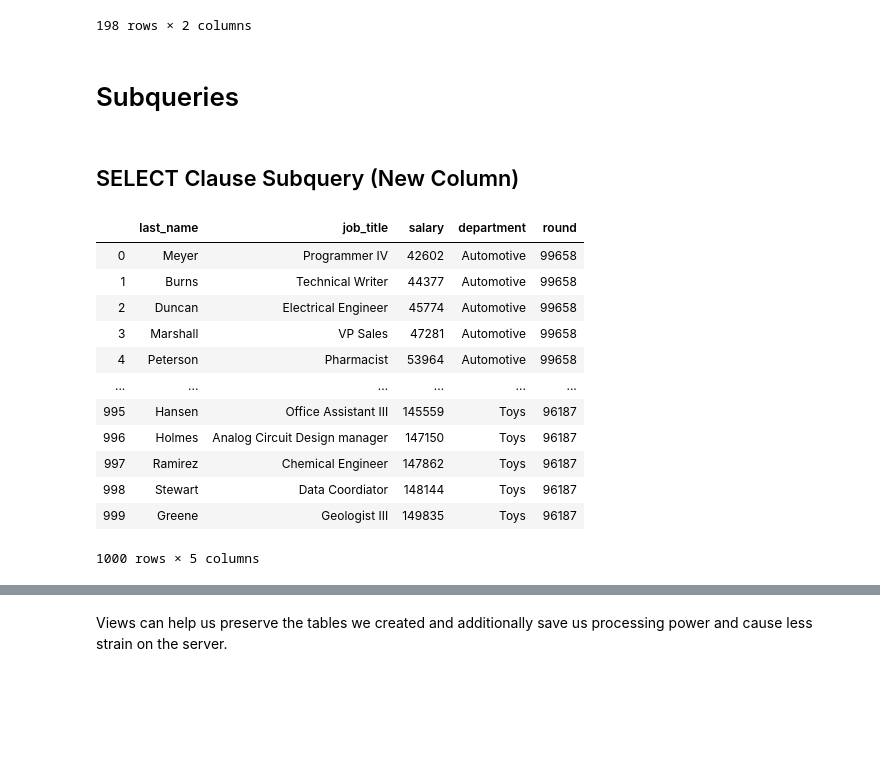
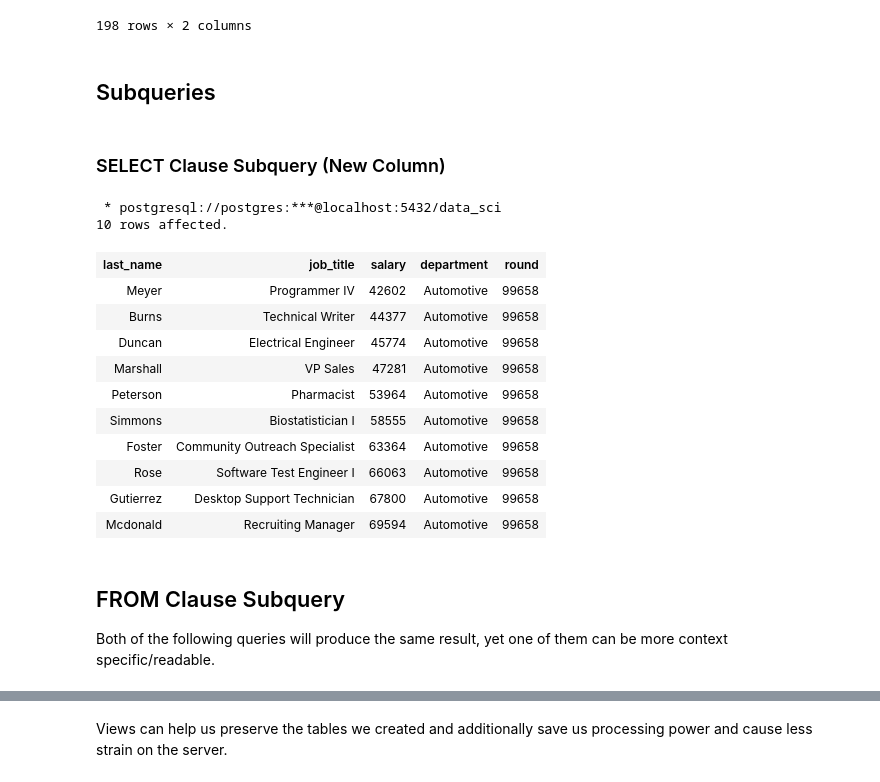
Before and after one commit to yasharmansouri/SQL-for-Data-Science, a Jupyter notebook: sql_for_data_science.ipynb, the cells around one changed output, grey strips where cells are left out. Cells and saved outputs as stored; diff of their text form; code cells hidden in the pictures; blank space fills up the shorter version.

```diff
--- a/sql_for_data_science.ipynb
+++ b/sql_for_data_science.ipynb
@@ -612,34 +713,36 @@ pd.DataFrame(cur.fetchall(), columns=cols)
 | 197 | Web Developer III | III |
 198 rows × 2 columns
 # %% [markdown]
-# Subqueries
+## Subqueries
 # %% [markdown]
-## SELECT Clause Subquery (New Column)
+### SELECT Clause Subquery (New Column)
 # %%
-#getting the per department average for each employee( •_•)>⌐■-■
-cmd = """SELECT
-         s1.last_name,
-         s1.job_title,
-         s1.salary,
-         s1.department,
-         (SELECT ROUND(AVG(SALARY)) FROM staff s2 WHERE s2.department =                s1.department)
-         FROM staff s1
-         ORDER BY s1.department, s1.salary
-      """
-cur.execute(cmd)
-cols = [x[0] for x in cur.description]
-pd.DataFrame(cur.fetchall(), columns=cols)
+%%sql
+-- #getting the per department average for each employee( •_•)>⌐■-■
+SELECT
+    s1.last_name,
+    s1.job_title,
+    s1.salary,
+    s1.department,
+    (SELECT ROUND(AVG(SALARY)) FROM staff s2 WHERE s2.department = s1.department)
+        FROM staff s1
+        ORDER BY s1.department, s1.salary
+        LIMIT 10;
 # %% [output]
+ * postgresql://postgres:***@localhost:5432/data_sci
+10 rows affected.
-|  | last_name | job_title | salary | department | round |
-| 0 | Meyer | Programmer IV | 42602 | Automotive | 99658 |
-| 1 | Burns | Technical Writer | 44377 | Automotive | 99658 |
-| 2 | Duncan | Electrical Engineer | 45774 | Automotive | 99658 |
-| 3 | Marshall | VP Sales | 47281 | Automotive | 99658 |
-| 4 | Peterson | Pharmacist | 53964 | Automotive | 99658 |
-| ... | ... | ... | ... | ... | ... |
-| 995 | Hansen | Office Assistant III | 145559 | Toys | 96187 |
-| 996 | Holmes | Analog Circuit Design manager | 147150 | Toys | 96187 |
-| 997 | Ramirez | Chemical Engineer | 147862 | Toys | 96187 |
-| 998 | Stewart | Data Coordiator | 148144 | Toys | 96187 |
-| 999 | Greene | Geologist III | 149835 | Toys | 96187 |
+| last_name | job_title | salary | department | round |
+| Meyer | Programmer IV | 42602 | Automotive | 99658 |
+| Burns | Technical Writer | 44377 | Automotive | 99658 |
+| Duncan | Electrical Engineer | 45774 | Automotive | 99658 |
+| Marshall | VP Sales | 47281 | Automotive | 99658 |
+| Peterson | Pharmacist | 53964 | Automotive | 99658 |
+| Simmons | Biostatistician I | 58555 | Automotive | 99658 |
+| Foster | Community Outreach Specialist | 63364 | Automotive | 99658 |
+| Rose | Software Test Engineer I | 66063 | Automotive | 99658 |
+| Gutierrez | Desktop Support Technician | 67800 | Automotive | 99658 |
+| Mcdonald | Recruiting Manager | 69594 | Automotive | 99658 |
-1000 rows × 5 columns
+# %% [markdown]
+## FROM Clause Subquery
+
+Both of the following queries will produce the same result, yet one of them can be more context specific/readable.
```
Also changed, not shown: parts of 160 cells of this notebook, 1 other file.
